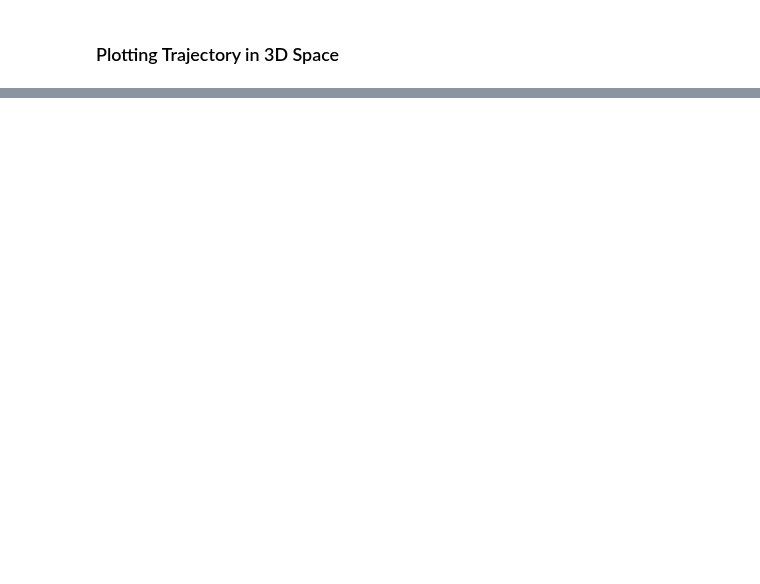
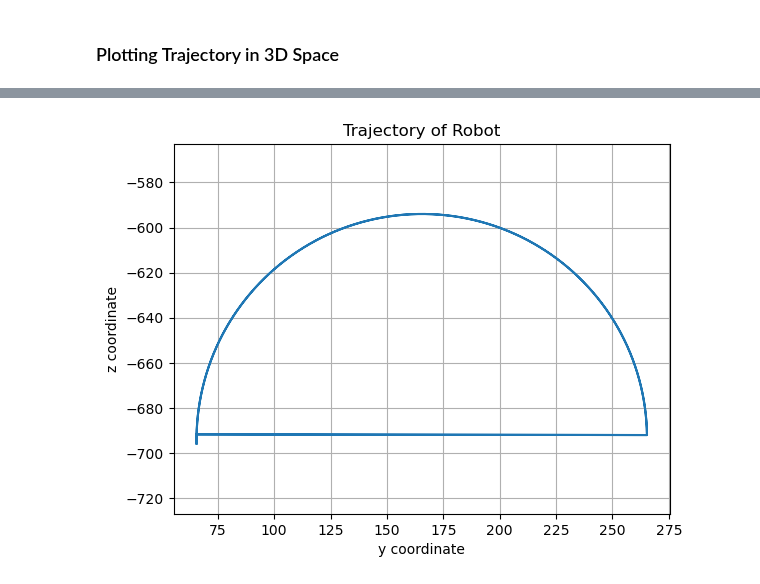
Before and after one commit to shantanuparabumd/quad_robo, a Jupyter notebook: Inverse Kinematics Scripts/back_left.ipynb, the cells around one changed output, grey strips where cells are left out. Saved outputs shown, nothing was run; the diff lists cells and outputs as text; code cells hidden in the pictures; blank space fills up the shorter version.

```diff
--- a/Inverse Kinematics Scripts/back_left.ipynb
+++ b/Inverse Kinematics Scripts/back_left.ipynb
@@ -292,0 +338,9 @@ plt.show()
+# %%
+# l=back_left_joint[1::]
+for i in back_left_joint:
+    T=T4
+    T_eval=T.subs([(theta_1,i[0]),(theta_2,i[1]),(theta_3,i[2])])
+    x_tool.append(T_eval[3])
+    y_tool.append(T_eval[7])
+    z_tool.append(T_eval[11])
+    print(f"{i} {T_eval[3]} {T_eval[11]}")
@@ -292,0 +365,12 @@ plt.show()
+# %%
+import matplotlib.pyplot as plt
+plt.plot(x_tool,z_tool)
+# plt.scatter(0,0.725)
+plt.xlabel("y coordinate")
+plt.ylabel("z coordinate")
+plt.axis("equal")
+plt.title("Trajectory of Robot")
+plt.grid(True)
+plt.show()
+# %% [output]
+[figure, added]
```
Also changed, not shown: parts of 5 cells of this notebook, 12 other files.
